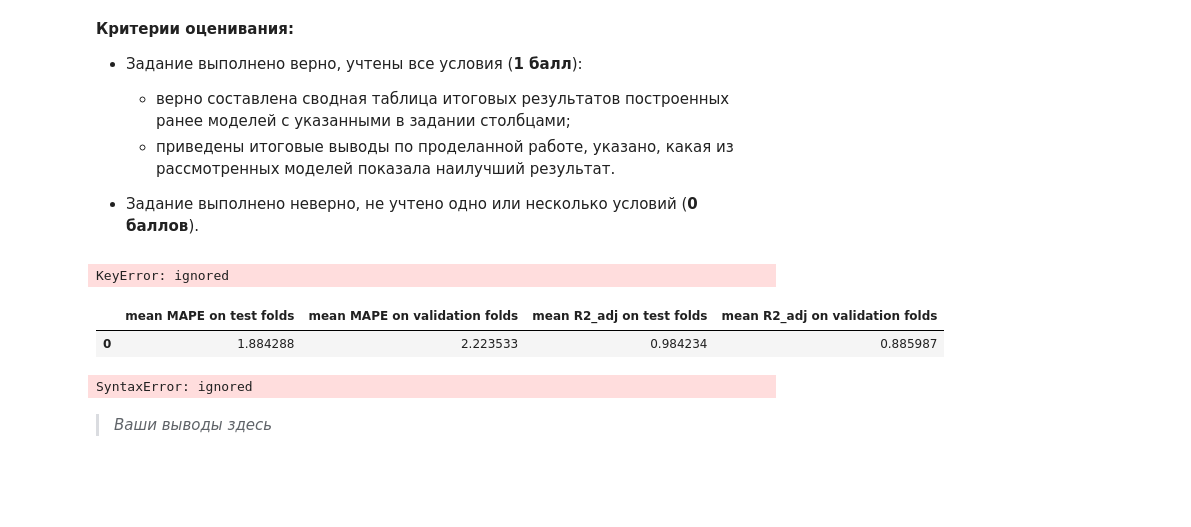
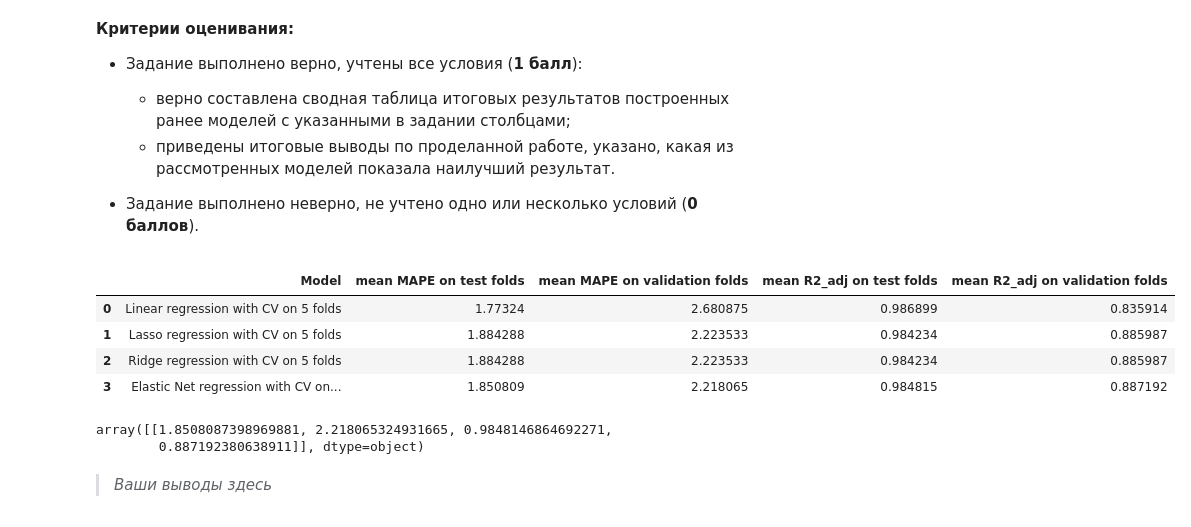
Before and after one commit to akitim/SkillFactory_current, a Jupyter notebook: MATH_ML_2_Практика_Акимкин.ipynb, the cells around one changed output. Saved outputs shown, nothing was run; the diff lists cells and outputs as text; code cells hidden in the pictures; blank space fills up the shorter version.

```diff
--- a/MATH_ML_2_Практика_Акимкин.ipynb
+++ b/MATH_ML_2_Практика_Акимкин.ipynb
@@ -1067,17 +1074,26 @@ alpha: 3.9810717055349722; l1_ratio: 1.0
 # %%
 dft = pd.DataFrame()
 for model in  models_eval_res:
     # print (model)
+    key = 'GridSearchCV' if model!='LinRegCV' else 'none'
+    metrics_df = models_eval_res[model][key]
     dft = pd.concat(
         [dft, pd.DataFrame(
-        np.ravel(models_eval_res[model]['GridSearchCV'].values).reshape([1,4]),
-                 columns=[ind + s for ind in df.index
-                          for s in [' on test folds', ' on validation folds']])],
+        np.ravel(metrics_df.values).reshape([1,4]),
+                 columns=[ind + s for ind in metrics_df.index
+                   for s in [' on test folds', ' on validation folds']])],
                axis=0)
-
+dft.insert(0, 'Model', [f'Linear regression with CV on {n_folds} folds',
+                        f'Lasso regression with CV on {n_folds} folds',
+                        f'Ridge regression with CV on {n_folds} folds',
+                        f'Elastic Net regression with CV on {n_folds} folds'])
 dft.reset_index(drop=True)
 # %% [output]
-KeyError: ignored
+|  | Model | mean MAPE on test folds | mean MAPE on validation folds | mean R2_adj on test folds | mean R2_adj on validation folds |
+| 0 | Linear regression with CV on 5 folds | 1.77324 | 2.680875 | 0.986899 | 0.835914 |
+| 1 | Lasso regression with CV on 5 folds | 1.884288 | 2.223533 | 0.984234 | 0.885987 |
+| 2 | Ridge regression with CV on 5 folds | 1.884288 | 2.223533 | 0.984234 | 0.885987 |
+| 3 | Elastic Net regression with CV on... | 1.850809 | 2.218065 | 0.984815 | 0.887192 |
 # %%
 # удалить
 # final_table = pd.concat[]
@@ -1089,16 +1105,15 @@ KeyError: ignored
 #   ], axis=1)
 # print(*ls)
 
-df = models_eval_res['LassoCV']['GridSearchCV']
-display(pd.DataFrame(np.ravel(df.values).reshape([1,4]),
-             columns=[ind + s for ind in df.index
-                      for s in [' on test folds', ' on validation folds']])
-)
+# df = models_eval_res['LassoCV']['GridSearchCV']
+# display(pd.DataFrame(np.ravel(df.values).reshape([1,4]),
+#              columns=[ind + s for ind in df.index
+#                       for s in [' on test folds', ' on validation folds']])
+# )
 
-models_eval_res
+np.ravel(models_eval_res[model][key].values).reshape([1,4])
 # %% [output]
-|  | mean MAPE on test folds | mean MAPE on validation folds | mean R2_adj on test folds | mean R2_adj on validation folds |
-| 0 | 1.884288 | 2.223533 | 0.984234 | 0.885987 |
-SyntaxError: ignored
+array([[1.8508087398969881, 2.218065324931665, 0.9848146864692271,
+        0.887192380638911]], dtype=object)
 # %% [markdown]
 > *Ваши выводы здесь*
```
Also changed, not shown: parts of 4 cells of this notebook.
